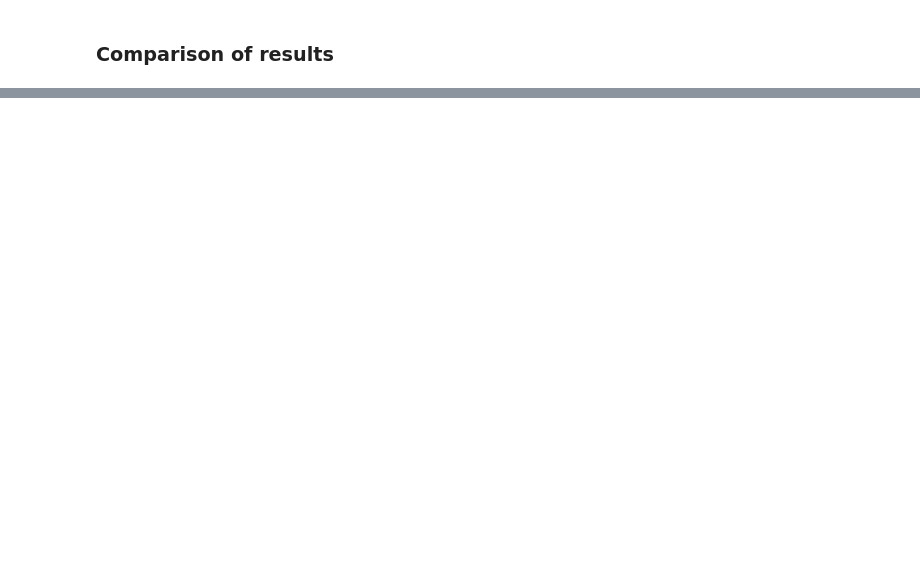
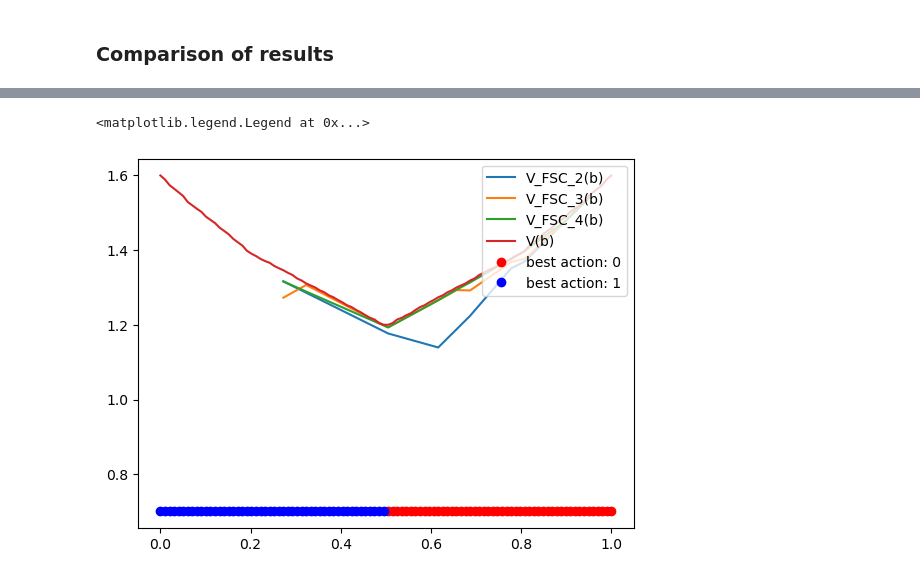
Before and after one commit to malikbf5/FSC-optimization, a Jupyter notebook: Bernoulli Bandits/Bernoulli Bandits.ipynb, the cells around one changed output, grey strips where cells are left out. Saved outputs shown, nothing was run; the diff lists cells and outputs as text; code cells hidden in the pictures; blank space fills up the shorter version.

```diff
--- a/Bernoulli Bandits/Bernoulli Bandits.ipynb
+++ b/Bernoulli Bandits/Bernoulli Bandits.ipynb
@@ -818,0 +924,22 @@ comparisondf
+# %%
+# compare with FSC QCLP
+number_instances = 1
+controller_size_list = [2, 3, 4]
+# dictionary containing for each FSC size the objective function
+valuefsc = {fsc_size: [] for fsc_size in controller_size_list}
+# choosing a random sample of belief points for less optimization calls
+sample_size = 10
+sample_b = random.sample(b, k = sample_size)
+sample_b.sort(key= lambda x: x[0])
+for fsc_size in controller_size_list:
+    for bp in sample_b:
+        # b0 distribution over states according to belief point
+        bdist = np.array(bp)
+        # run QCLP optimization
+        sol = opt_instances(controller_size_list,
+                            number_instances,num_states, num_actions, num_observations,
+                            bdist, gamma,
+                            state_transition_model, reward_model, observation_model,
+                            obj = obj)
+        # add max objective funciton under this belief point
+        valuefsc[fsc_size].append(sol[fsc_size]["max obj"])
@@ -818,0 +959,23 @@ comparisondf
+# %%
+# plot objective function for each size
+for fsc_size in controller_size_list:
+    plt.plot([bp[0] for bp in sample_b], valuefsc[fsc_size] , label = f"V_FSC_{fsc_size}(b)")
+
+# # plot value function V(b)
+plt.plot([bp[0] for bp in b], [v[bp] for bp in b], label = "V(b)")
+
+# plot belief points with best action = 0
+plt.plot(
+    [point[0] for point in b if ba[point] == 0],
+    [min(v.values()) - 0.5 for point in b if ba[point] == 0], 'ro', label = f"best action: {0}")
+
+# plot belief points with best action = 1
+plt.plot(
+    [point[0] for point in b if ba[point] == 1],
+    [min(v.values()) - 0.5 for point in b if ba[point] == 1], 'bo', label = f"best action: {1}")
+
+# legend
+plt.legend(loc = "upper right")
+# %% [output]
+<matplotlib.legend.Legend at 0x...>
+[figure, added]
```
Also changed, not shown: parts of 31 cells of this notebook.
